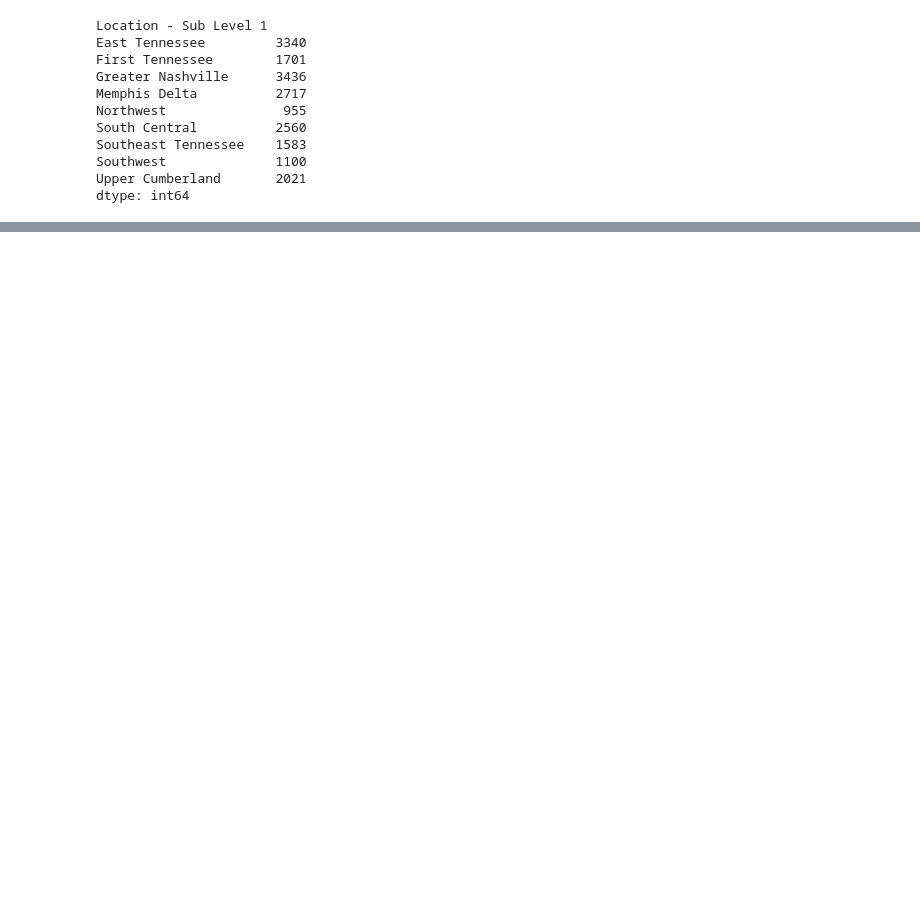
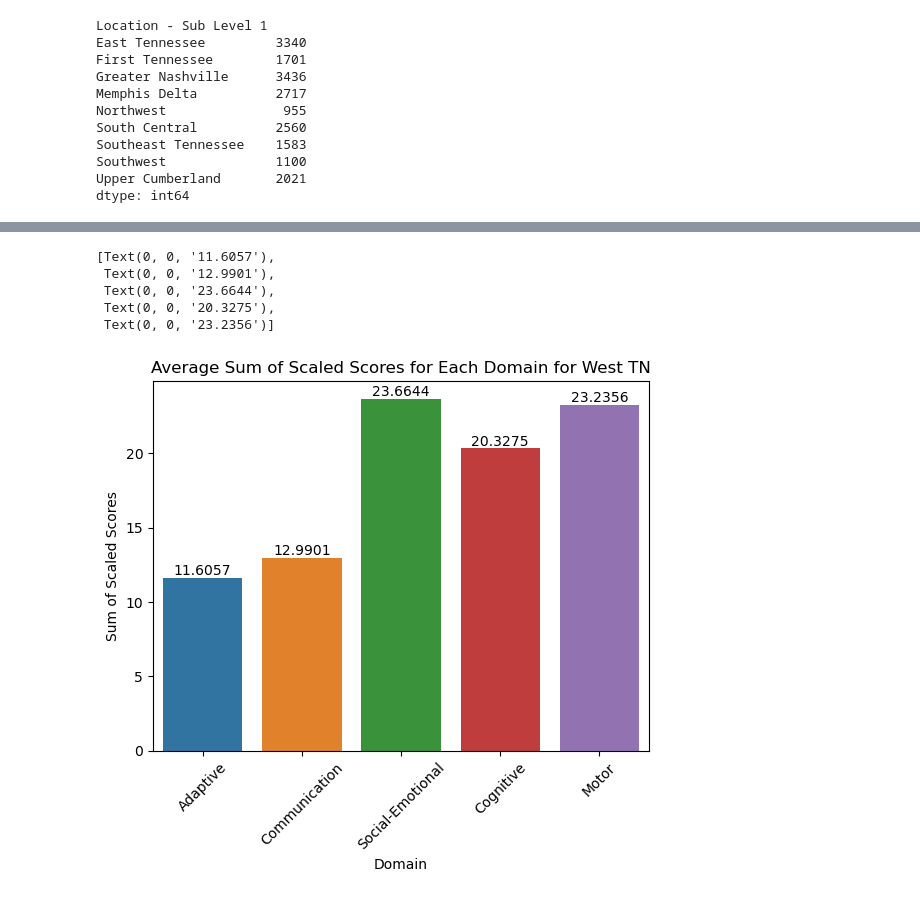
Before and after one commit to NSS-Data-Analytics-Cohort-10/teis-concat-dog, a Jupyter notebook: notebooks/teis-rushi.ipynb, the cells around one changed output, grey strips where cells are left out. Drawn from its saved outputs; the diff is of its cells as text; code cells hidden in the pictures; blank space fills up the shorter version.

```diff
--- a/notebooks/teis-rushi.ipynb
+++ b/notebooks/teis-rushi.ipynb
@@ -243,0 +285,16 @@ dataset[]
+# %%
+ss_avg_west = [dataset[dataset['Location_Group']=='West']['Adaptive_Sum_of_Scaled_Scores'].mean(), dataset[dataset['Location_Group']=='West']['Communication_Sum_of_Scaled_Scores'].mean(), dataset[dataset['Location_Group']=='West']['Social_Emotional_Sum_of_Scaled_Scores'].mean(), dataset[dataset['Location_Group']=='West']['Cognitive_Sum_of_Scaled_Scores'].mean(), dataset[dataset['Location_Group']=='West']['Motor_Sum_of_Scaled_Scores'].mean()]
+
+ss_avg_west_barplot = sns.barplot(x=domains,y=ss_avg_west)
+plt.xlabel("Domain")
+plt.ylabel("Sum of Scaled Scores")
+plt.title("Average Sum of Scaled Scores for Each Domain for West TN")
+plt.xticks(rotation=45)
+ss_avg_west_barplot.bar_label(ss_avg_west_barplot.containers[0])
+# %% [output]
+[Text(0, 0, '11.6057'),
+ Text(0, 0, '12.9901'),
+ Text(0, 0, '23.6644'),
+ Text(0, 0, '20.3275'),
+ Text(0, 0, '23.2356')]
+[figure, added]
```
Also changed, not shown: parts of 17 cells of this notebook, 7 other files.
